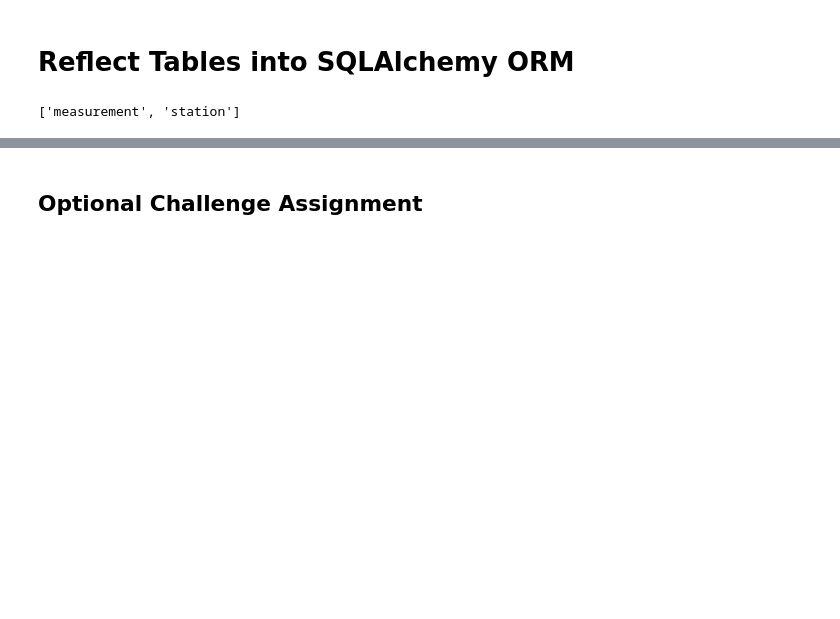
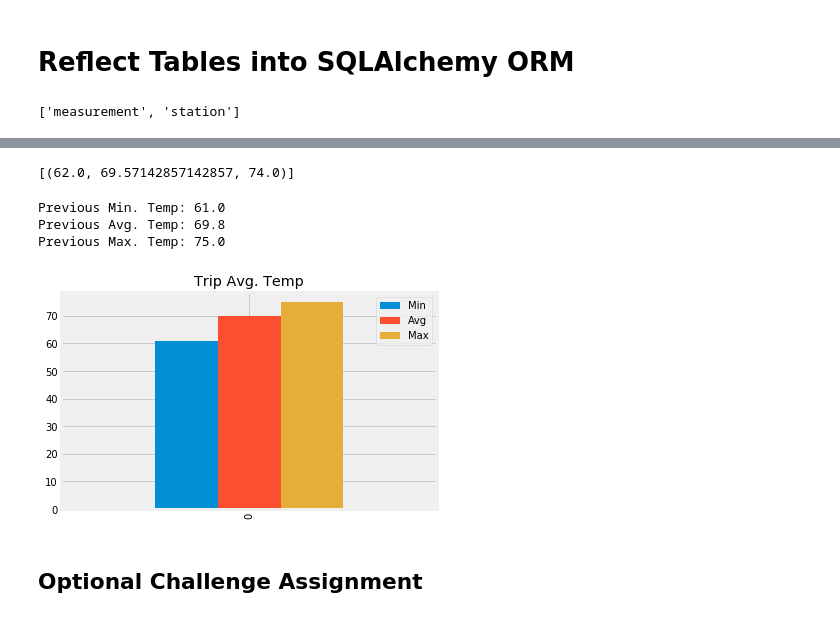
Before and after one commit to Tamamasheer0/Bootcamp_Homework, a Jupyter notebook: Homework-08-Advanced-Data-Storage-and-Retrieval/climate_starter.ipynb, the cells around one changed output, grey strips where cells are left out. Saved outputs shown, nothing was run; the diff lists cells and outputs as text; code cells hidden in the pictures; blank space fills up the shorter version.

```diff
--- a/Homework-08-Advanced-Data-Storage-and-Retrieval/climate_starter.ipynb
+++ b/Homework-08-Advanced-Data-Storage-and-Retrieval/climate_starter.ipynb
@@ -97,0 +104,3 @@ print(calc_temps('2012-02-28', '2012-03-05'))
+# %%
+# Design a Query to Retrieve the Last 12 Months of Precipitation Data and Plot The Results
+base_query = session.query(Measurement)
@@ -98,3 +293,49 @@ print(calc_temps('2012-02-28', '2012-03-05'))
+# %%
+# This function called `calc_temps` will accept start date and end date in the format '%Y-%m-%d'
+# and return the minimum, average, and maximum temperatures for that range of dates
+def calc_temps(start_date, end_date):
+    """TMIN, TAVG, and TMAX for a list of dates.
+
+    Args:
+        start_date (string): A date string in the format %Y-%m-%d
+        end_date (string): A date string in the format %Y-%m-%d
+
+    Returns:
+        TMIN, TAVE, and TMAX
+    """
+    return session.query(func.min(Measurement.tobs), func.avg(Measurement.tobs), func.max(Measurement.tobs)).\
+        filter(Measurement.date >= start_date).filter(Measurement.date <= end_date).all()
+
+# function usage example
+print(calc_temps('2012-02-28', '2012-03-05'))
+# %% [output]
+[(62.0, 69.57142857142857, 74.0)]
+# %%
+# Use your previous function `calc_temps` to calculate the tmin, tavg, and tmax
+# for your trip using the previous year's data for those same dates.
+prev_TMIN, prev_TAVG, prev_TMAX = calc_temps('2011-02-28', '2011-03-05')[0]
+
+print(f'Previous Min. Temp: {round(prev_TMIN, 1)}\n'
+      f'Previous Avg. Temp: {round(prev_TAVG, 1)}\n'
+      f'Previous Max. Temp: {round(prev_TMAX, 1)}')
+# %% [output]
+Previous Min. Temp: 61.0
+Previous Avg. Temp: 69.8
+Previous Max. Temp: 75.0
+# %%
+# Plot the results from your previous query as a bar chart.
+trip_temps = {
+                'Min': [prev_TMIN],
+                'Avg': [prev_TAVG],
+                'Max': [prev_TMAX]
+             }
+
+trip_temps_df = pd.DataFrame(trip_temps)
+trip_temps_df.plot(kind='bar')
+plt.title('Trip Avg. Temp')
+plt.show()
+# %% [output]
+[figure, added]
 # %%
 # Calculate the total amount of rainfall per weather station for your trip dates using the previous year's matching dates.
 # Sort this in descending order by precipitation amount and list the station, name, latitude, longitude, and elevation
```
Also changed, not shown: parts of 43 cells of this notebook, 4 other files.
